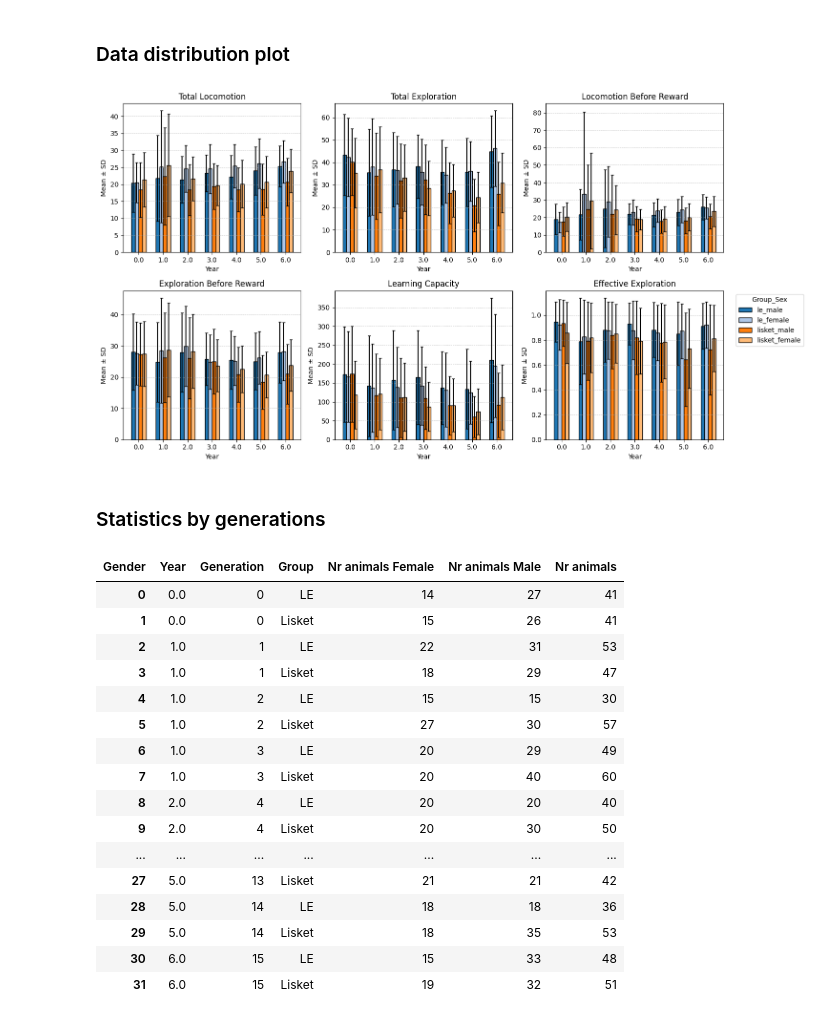
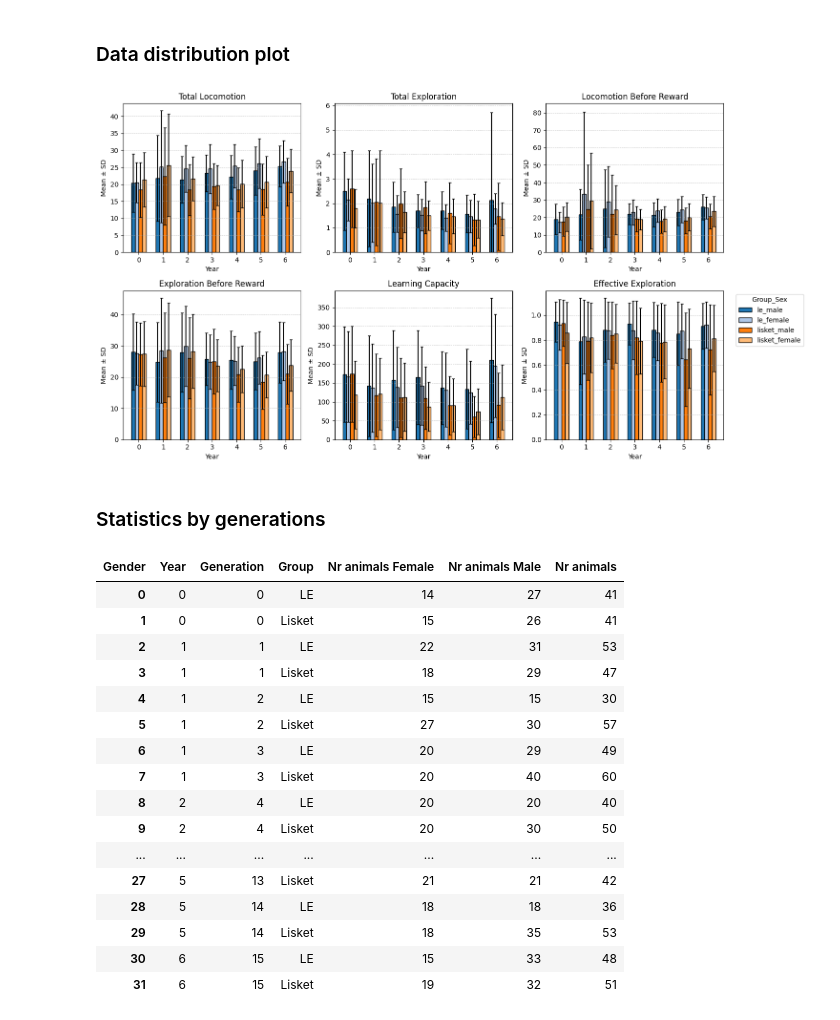
Before and after one commit to korosig/Patkanyok, a Jupyter notebook: base_stats.ipynb, the cells around one changed output. Cells and saved outputs as stored; diff of their text form; code cells hidden in the pictures.

```diff
--- a/base_stats.ipynb
+++ b/base_stats.ipynb
@@ -11,9 +11,9 @@ os.environ["KMP_DUPLICATE_LIB_OK"] = "TRUE"
 ### Load the data
 # %%
 # set the data path
-file_path = "data/2025-07-10-LE_Lisket_0_15_AMBI_DEF.xlsx"
+file_path = "data/2025-07-16-LE_Lisket_0_15_AMBI_DEF_2.xlsx"
 # load the data into a DataFrame
-df = pd.read_excel(file_path, sheet_name='LE_Lisket_0_15_AMBI')
+df = pd.read_excel(file_path)
 df['GR_Gender'] = df['GR_Gender'].str.lower()
 df['Gender'] = df['Gender'].str.lower()
 # %% [markdown]
@@ -54,12 +53,12 @@ df_clean['Group_Sex'] = df_clean['GR_Gender'].str.lower()
 # %%
 # Define same 6 features with new group-based color style
 features = {
-    'Loco_TOT': 'Total Locomotion',
-    'Expl_TOT_Nr': 'Total Exploration',
-    'Loco_BEF_Calc': 'Locomotion Before Reward',
+    'LOCO_TOT': 'Total Locomotion',
+    'Expl_E_I_TOT_Loco_ratio': 'Total Exploration',
+    'LOCO_BEF': 'Locomotion Before Reward',
     'Expl_E_I_BEF_Nr': 'Exploration Before Reward',
-    'L_C_ALL': 'Learning Capacity',
-    'Eff_Expl_All': 'Effective Exploration'
+    'L_C': 'Learning Capacity',
+    'E_E': 'Effective Exploration'
 }
 
 # Color palette for groups in a color version
@@ -73,34 +72,34 @@ plot_groups = list(color_palette.keys())
 
 # Prepare figure
 fig, axes = plt.subplots(2, 3, figsize=(15, 8))
 axes = axes.flatten()
 
 # Draw color version of 6 feature-wise plots
 for ax, (feature, title) in zip(axes, features.items()):
     summary = df_clean.groupby(['Year', 'Group_Sex'])[feature].agg(['mean', 'std']).reset_index()
     years = sorted(df_clean['Year'].dropna().unique())
     width = 0.15
 
     for i, group in enumerate(plot_groups):
         group_data = summary[summary['Group_Sex'] == group]
         x = np.array(group_data['Year']) + (i - 1.5) * width
         ax.bar(x, group_data['mean'], width=width,
                yerr=group_data['std'], capsize=2,
                color=color_palette[group],
                edgecolor='black', label=group)
     ax.set_title(title)
     ax.set_xlabel("Year")
     ax.set_ylabel("Mean ± SD")
     ax.set_xticks(years)
     ax.set_xticklabels(years)
     ax.set_ylim(bottom=0)
     ax.grid(axis='y', linestyle='--', linewidth=0.5)
 
 axes[-1].legend(title="Group_Sex", bbox_to_anchor=(1.05, 1), loc='upper left')
 plt.tight_layout()
 plt.show()
 # %% [output]
-[figure, old version]
+[figure, new version]
 # %% [markdown]
 ### Statistics by generations
 # %%
@@ -123,19 +122,19 @@ summary_df = grouped.reset_index()
 summary_df
 # %% [output]
 | Gender | Year | Generation | Group | Nr animals Female | Nr animals Male | Nr animals |
-| 0 | 0.0 | 0 | LE | 14 | 27 | 41 |
-| 1 | 0.0 | 0 | Lisket | 15 | 26 | 41 |
-| 2 | 1.0 | 1 | LE | 22 | 31 | 53 |
-| 3 | 1.0 | 1 | Lisket | 18 | 29 | 47 |
-| 4 | 1.0 | 2 | LE | 15 | 15 | 30 |
-| 5 | 1.0 | 2 | Lisket | 27 | 30 | 57 |
-| 6 | 1.0 | 3 | LE | 20 | 29 | 49 |
-| 7 | 1.0 | 3 | Lisket | 20 | 40 | 60 |
-| 8 | 2.0 | 4 | LE | 20 | 20 | 40 |
-| 9 | 2.0 | 4 | Lisket | 20 | 30 | 50 |
+| 0 | 0 | 0 | LE | 14 | 27 | 41 |
+| 1 | 0 | 0 | Lisket | 15 | 26 | 41 |
+| 2 | 1 | 1 | LE | 22 | 31 | 53 |
+| 3 | 1 | 1 | Lisket | 18 | 29 | 47 |
+| 4 | 1 | 2 | LE | 15 | 15 | 30 |
+| 5 | 1 | 2 | Lisket | 27 | 30 | 57 |
+| 6 | 1 | 3 | LE | 20 | 29 | 49 |
+| 7 | 1 | 3 | Lisket | 20 | 40 | 60 |
+| 8 | 2 | 4 | LE | 20 | 20 | 40 |
+| 9 | 2 | 4 | Lisket | 20 | 30 | 50 |
 | ... | ... | ... | ... | ... | ... | ... |
-| 27 | 5.0 | 13 | Lisket | 21 | 21 | 42 |
-| 28 | 5.0 | 14 | LE | 18 | 18 | 36 |
-| 29 | 5.0 | 14 | Lisket | 18 | 35 | 53 |
-| 30 | 6.0 | 15 | LE | 15 | 33 | 48 |
-| 31 | 6.0 | 15 | Lisket | 19 | 32 | 51 |
+| 27 | 5 | 13 | Lisket | 21 | 21 | 42 |
+| 28 | 5 | 14 | LE | 18 | 18 | 36 |
+| 29 | 5 | 14 | Lisket | 18 | 35 | 53 |
+| 30 | 6 | 15 | LE | 15 | 33 | 48 |
+| 31 | 6 | 15 | Lisket | 19 | 32 | 51 |
```
Also changed, not shown: parts of 1 cell of this notebook, 7 other files.
